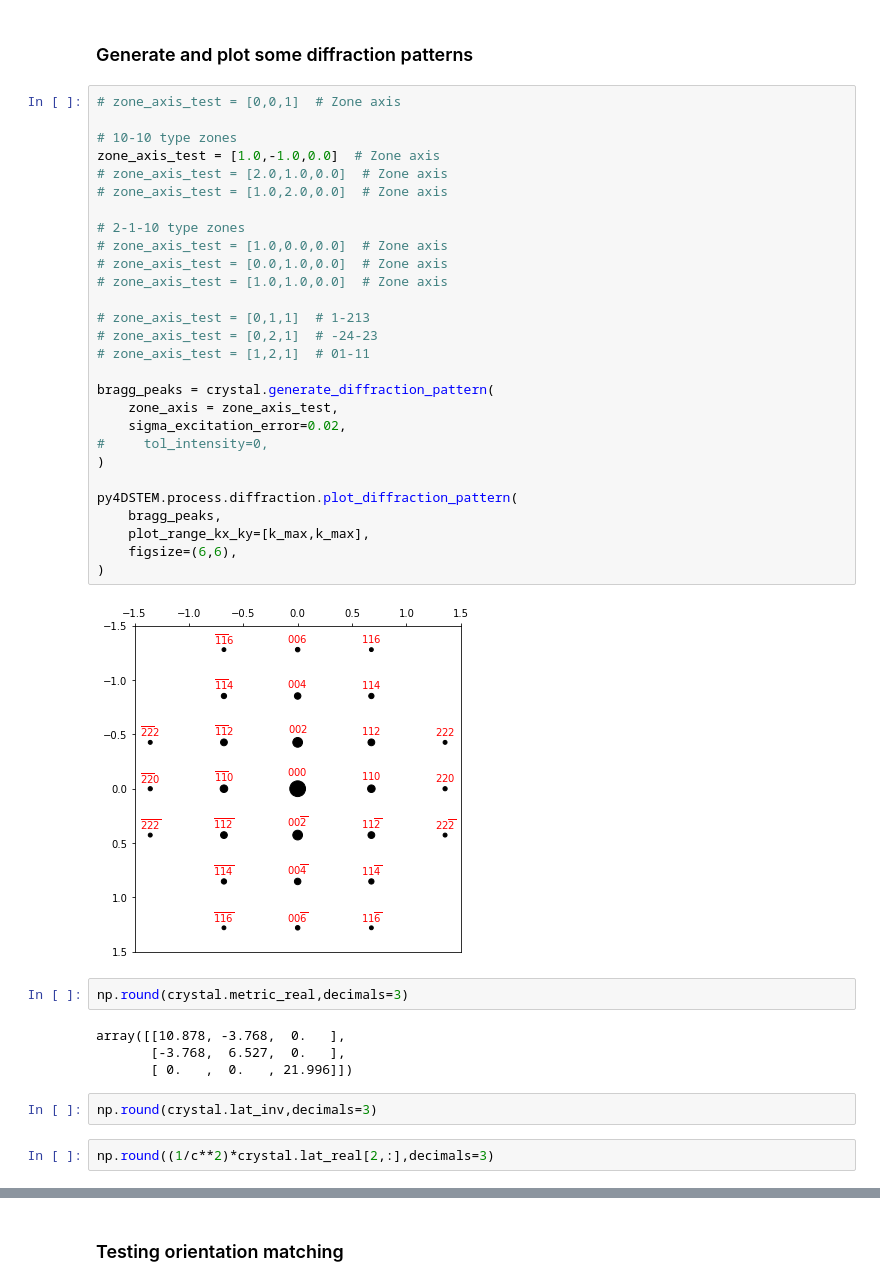
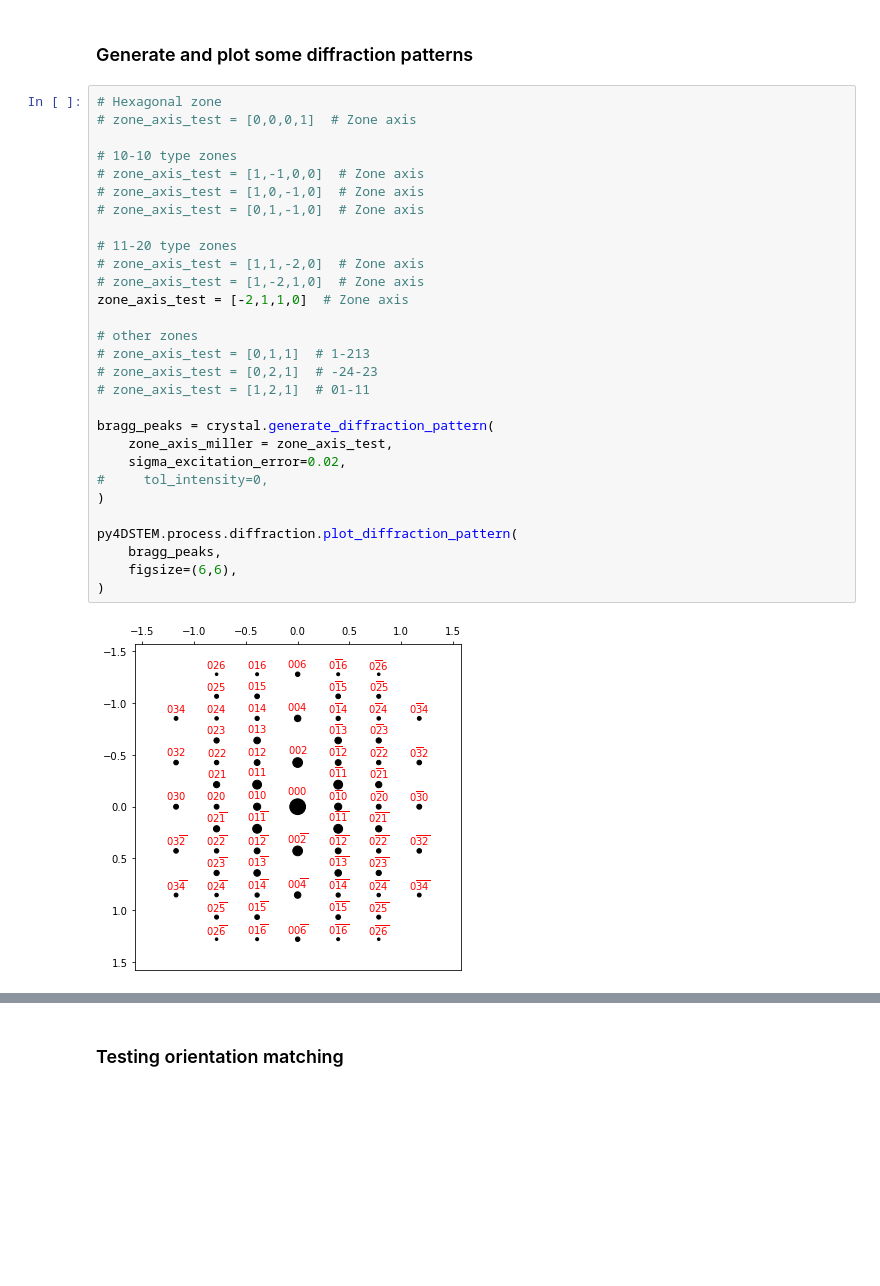
Before and after one commit to py4dstem/py4DSTEM_tutorials, a Jupyter notebook: notebooks/acom/ACOM_basics_02_hexagonal.ipynb, the cells around one changed output, grey strips where cells are left out. Cells and saved outputs as stored; diff of their text form; blank space fills up the shorter version.

```diff
--- a/notebooks/acom/ACOM_basics_02_hexagonal.ipynb
+++ b/notebooks/acom/ACOM_basics_02_hexagonal.ipynb
@@ -141,42 +148,33 @@ ax.set_xlim([0, crystal.k_max]);
 # %% [markdown]
 ### Generate and plot some diffraction patterns
 # %%
-# zone_axis_test = [0,0,1]  # Zone axis
+# Hexagonal zone
+# zone_axis_test = [0,0,0,1]  # Zone axis
 
 # 10-10 type zones
-zone_axis_test = [1.0,-1.0,0.0]  # Zone axis
-# zone_axis_test = [2.0,1.0,0.0]  # Zone axis
-# zone_axis_test = [1.0,2.0,0.0]  # Zone axis
+# zone_axis_test = [1,-1,0,0]  # Zone axis
+# zone_axis_test = [1,0,-1,0]  # Zone axis
+# zone_axis_test = [0,1,-1,0]  # Zone axis
 
-# 2-1-10 type zones
-# zone_axis_test = [1.0,0.0,0.0]  # Zone axis
-# zone_axis_test = [0.0,1.0,0.0]  # Zone axis
-# zone_axis_test = [1.0,1.0,0.0]  # Zone axis
+# 11-20 type zones
+# zone_axis_test = [1,1,-2,0]  # Zone axis
+# zone_axis_test = [1,-2,1,0]  # Zone axis
+zone_axis_test = [-2,1,1,0]  # Zone axis
 
+# other zones
 # zone_axis_test = [0,1,1]  # 1-213
 # zone_axis_test = [0,2,1]  # -24-23
 # zone_axis_test = [1,2,1]  # 01-11
 
 bragg_peaks = crystal.generate_diffraction_pattern(
-    zone_axis = zone_axis_test,
+    zone_axis_miller = zone_axis_test,
     sigma_excitation_error=0.02,
 #     tol_intensity=0,
 )
 
 py4DSTEM.process.diffraction.plot_diffraction_pattern(
     bragg_peaks,
-    plot_range_kx_ky=[k_max,k_max],
     figsize=(6,6),
 )
 # %% [output]
-[figure, old version]
+[figure, new version]
-# %%
-np.round(crystal.metric_real,decimals=3)
-# %% [output]
-array([[10.878, -3.768,  0.   ],
-       [-3.768,  6.527,  0.   ],
-       [ 0.   ,  0.   , 21.996]])
-# %%
-np.round(crystal.lat_inv,decimals=3)
-# %%
-np.round((1/c**2)*crystal.lat_real[2,:],decimals=3)
```
Also changed, not shown: parts of 7 cells of this notebook, 2 other files.
